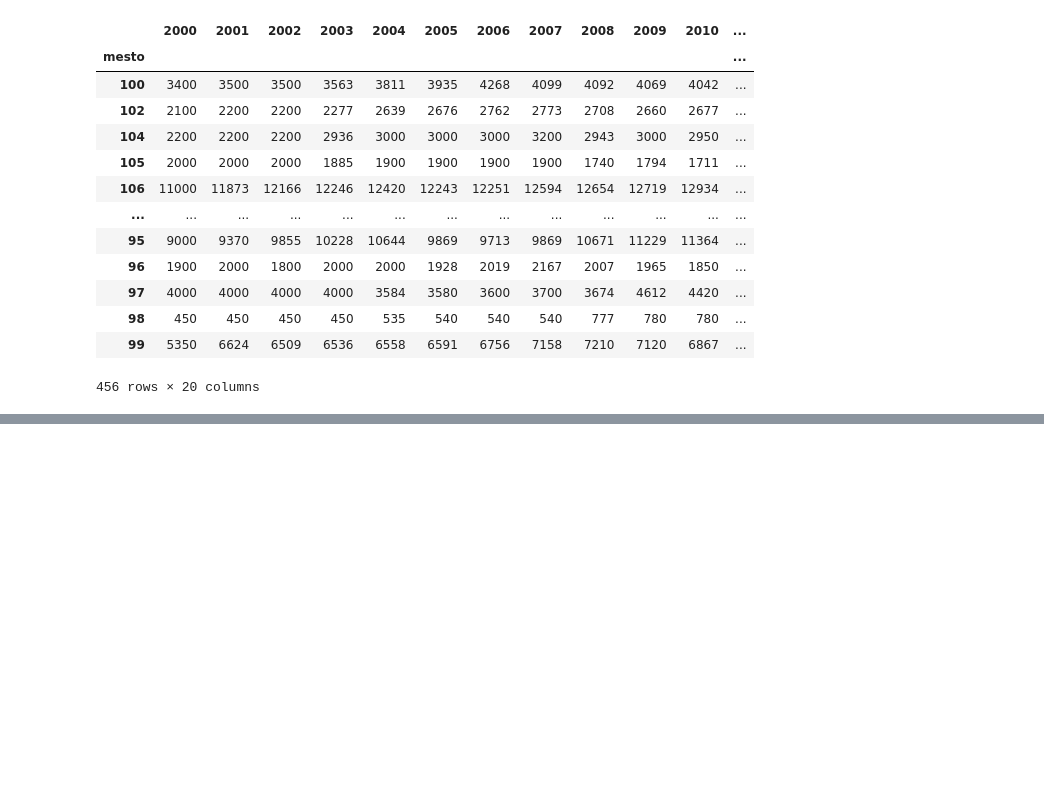
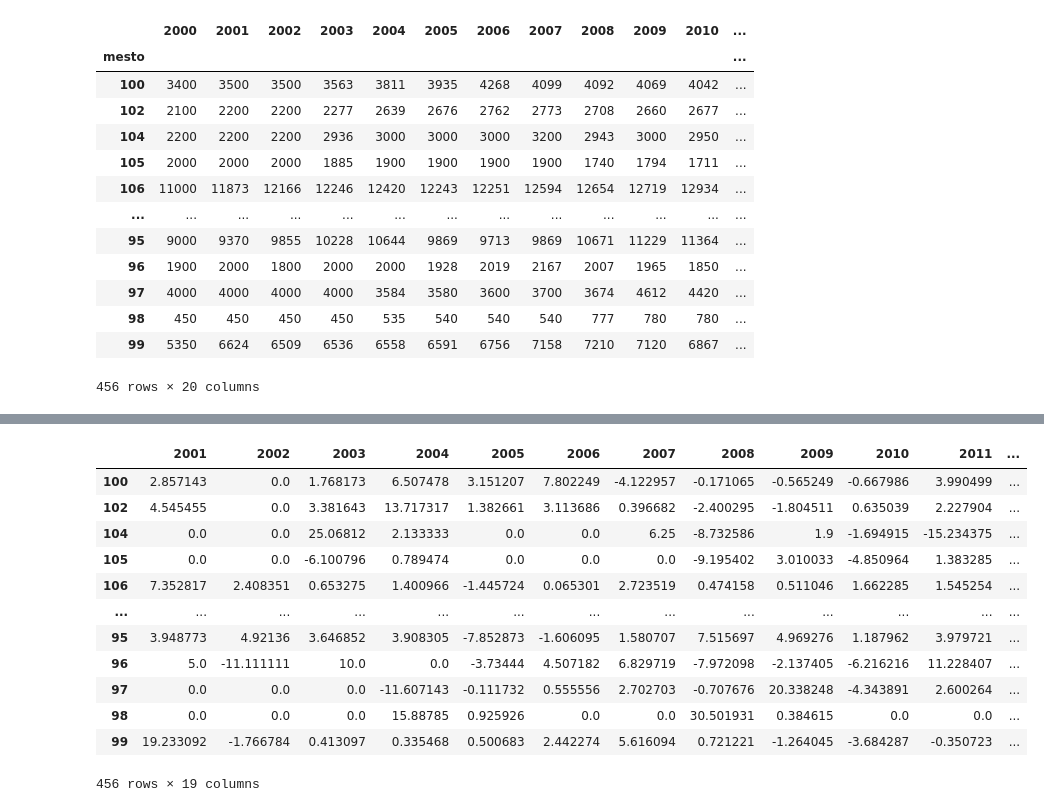
Before and after one commit to BeniKovac/PR21BKKTKVD, a Jupyter notebook: 4_vprasanje.ipynb, the cells around one changed output, grey strips where cells are left out. Cells and saved outputs as stored; diff of their text form; code cells hidden in the pictures; blank space fills up the shorter version.

```diff
--- a/4_vprasanje.ipynb
+++ b/4_vprasanje.ipynb
@@ -246,0 +247,16 @@ ValueError: No axis named 100 for object type DataFrame
+# %%
+spremembe
+# %% [output]
+|  | 2001 | 2002 | 2003 | 2004 | 2005 | 2006 | 2007 | 2008 | 2009 | 2010 | 2011 | ... |
+| 100 | 2.857143 | 0.0 | 1.768173 | 6.507478 | 3.151207 | 7.802249 | -4.122957 | -0.171065 | -0.565249 | -0.667986 | 3.990499 | ... |
+| 102 | 4.545455 | 0.0 | 3.381643 | 13.717317 | 1.382661 | 3.113686 | 0.396682 | -2.400295 | -1.804511 | 0.635039 | 2.227904 | ... |
+| 104 | 0.0 | 0.0 | 25.06812 | 2.133333 | 0.0 | 0.0 | 6.25 | -8.732586 | 1.9 | -1.694915 | -15.234375 | ... |
+| 105 | 0.0 | 0.0 | -6.100796 | 0.789474 | 0.0 | 0.0 | 0.0 | -9.195402 | 3.010033 | -4.850964 | 1.383285 | ... |
+| 106 | 7.352817 | 2.408351 | 0.653275 | 1.400966 | -1.445724 | 0.065301 | 2.723519 | 0.474158 | 0.511046 | 1.662285 | 1.545254 | ... |
+| ... | ... | ... | ... | ... | ... | ... | ... | ... | ... | ... | ... | ... |
+| 95 | 3.948773 | 4.92136 | 3.646852 | 3.908305 | -7.852873 | -1.606095 | 1.580707 | 7.515697 | 4.969276 | 1.187962 | 3.979721 | ... |
+| 96 | 5.0 | -11.111111 | 10.0 | 0.0 | -3.73444 | 4.507182 | 6.829719 | -7.972098 | -2.137405 | -6.216216 | 11.228407 | ... |
+| 97 | 0.0 | 0.0 | 0.0 | -11.607143 | -0.111732 | 0.555556 | 2.702703 | -0.707676 | 20.338248 | -4.343891 | 2.600264 | ... |
+| 98 | 0.0 | 0.0 | 0.0 | 15.88785 | 0.925926 | 0.0 | 0.0 | 30.501931 | 0.384615 | 0.0 | 0.0 | ... |
+| 99 | 19.233092 | -1.766784 | 0.413097 | 0.335468 | 0.500683 | 2.442274 | 5.616094 | 0.721221 | -1.264045 | -3.684287 | -0.350723 | ... |
+456 rows × 19 columns
```
Also changed, not shown: parts of 10 cells of this notebook, 2 other files.
